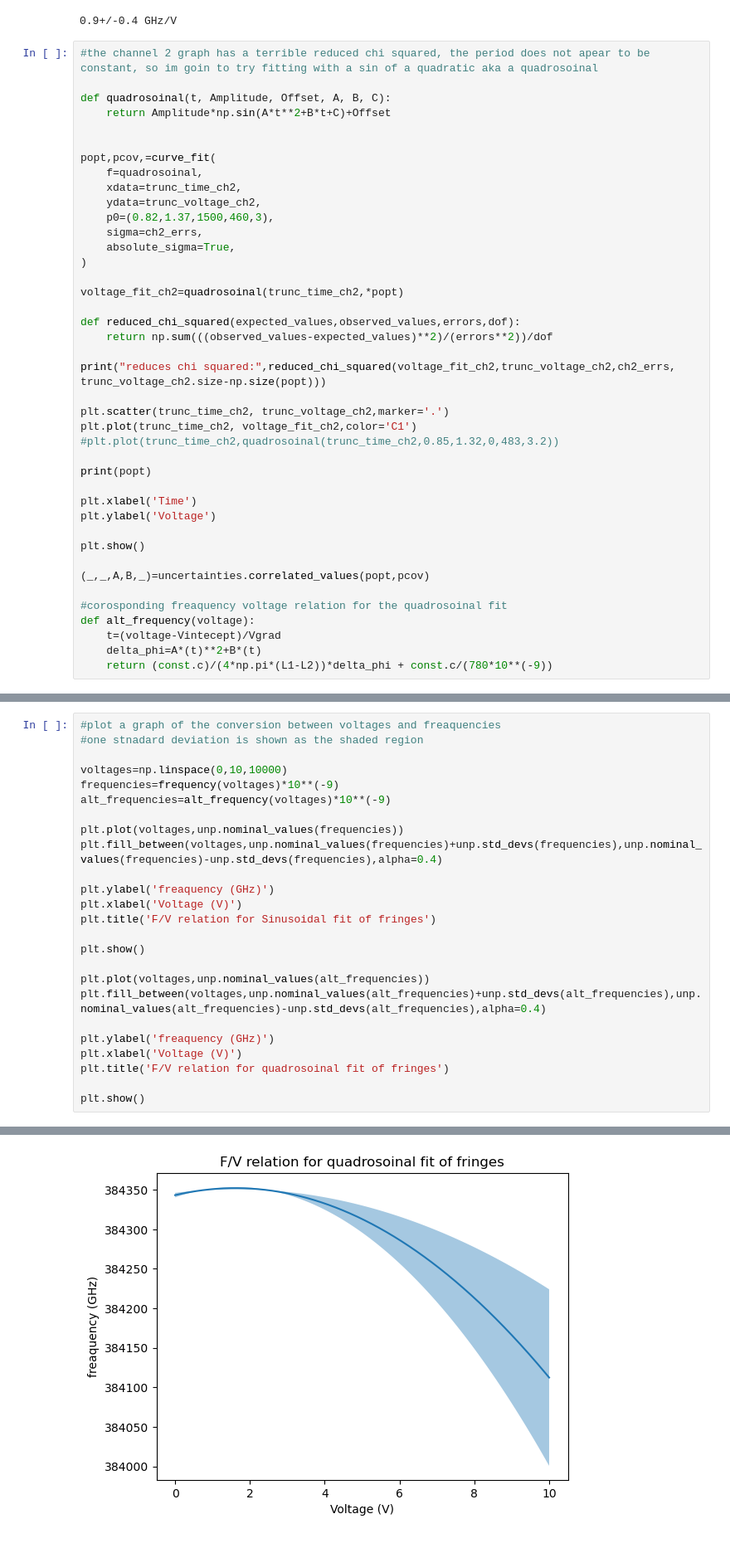
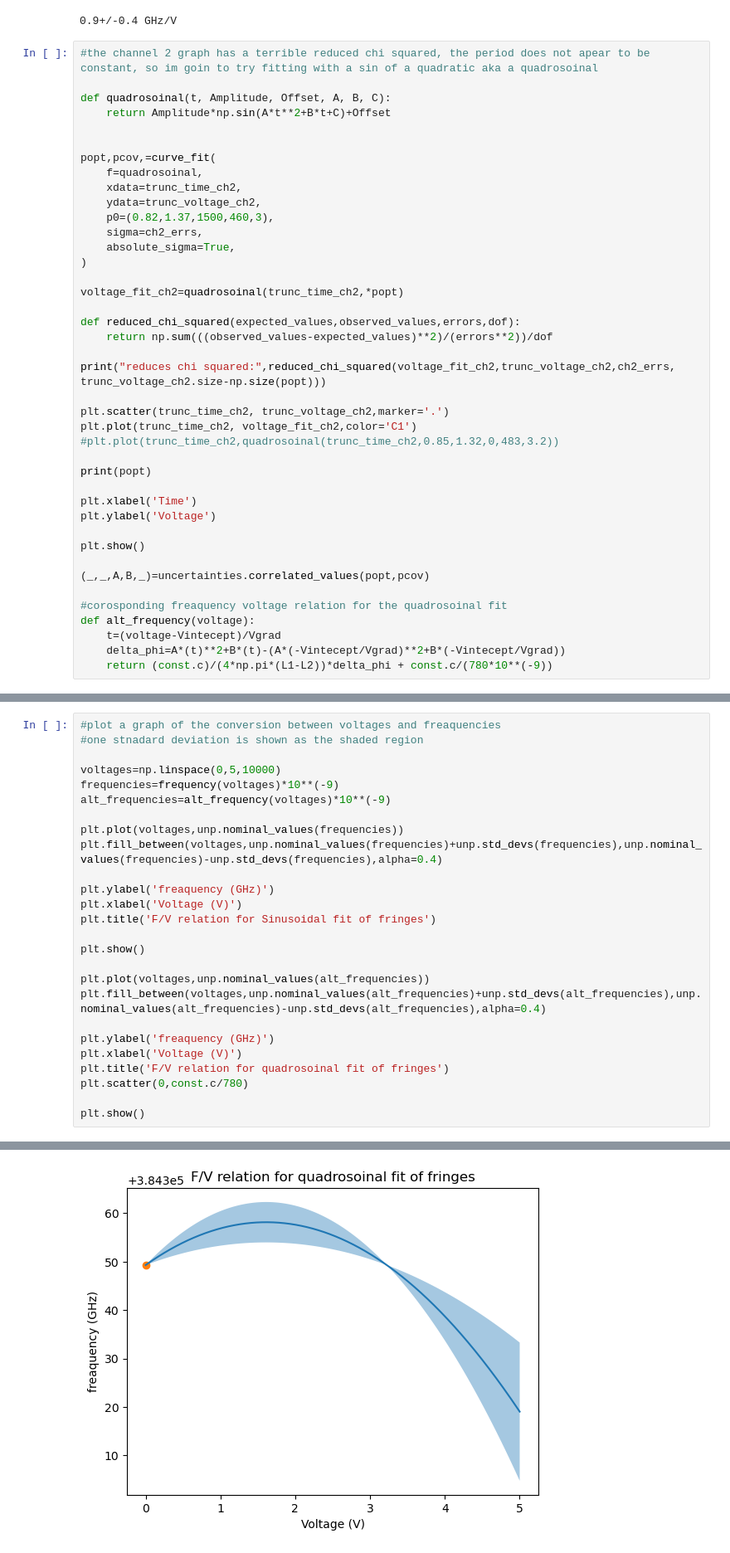
Before and after one commit to LaraTatli18/doppler-free-laser-spectroscopy, a Jupyter notebook: Calibrate.ipynb, the cells around one changed output, grey strips where cells are left out. Shown at 83% size. Cells and saved outputs as stored; diff of their text form.

```diff
--- a/Calibrate.ipynb
+++ b/Calibrate.ipynb
@@ -272,7 +272,7 @@ plt.show()
 #corosponding freaquency voltage relation for the quadrosoinal fit
 def alt_frequency(voltage):
 	t=(voltage-Vintecept)/Vgrad
-	delta_phi=A*(t)**2+B*(t)
+	delta_phi=A*(t)**2+B*(t)-(A*(-Vintecept/Vgrad)**2+B*(-Vintecept/Vgrad))
 	return (const.c)/(4*np.pi*(L1-L2))*delta_phi + const.c/(780*10**(-9))
 # %% [output]
 reduces chi squared: 5.570123154871729
@@ -283,7 +283,7 @@ reduces chi squared: 5.570123154871729
 #plot a graph of the conversion between voltages and freaquencies
 #one stnadard deviation is shown as the shaded region
 
-voltages=np.linspace(0,10,10000)
+voltages=np.linspace(0,5,10000)
 frequencies=frequency(voltages)*10**(-9)
 alt_frequencies=alt_frequency(voltages)*10**(-9)
 
@@ -302,6 +302,7 @@ plt.fill_between(voltages,unp.nominal_values(alt_frequencies)+unp.std_devs(alt_f
 plt.ylabel('freaquency (GHz)')
 plt.xlabel('Voltage (V)')
 plt.title('F/V relation for quadrosoinal fit of fringes')
+plt.scatter(0,const.c/780)
 
 plt.show()
 # %% [output]
@@ -309 +310 @@ plt.show()
-[figure, old version]
+[figure, new version]
```
Also changed, not shown: parts of 2 cells of this notebook.
